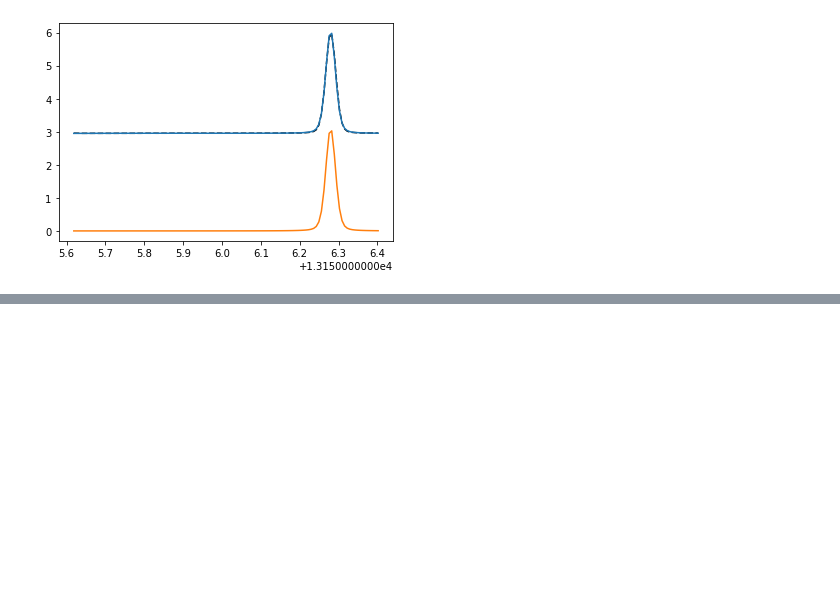
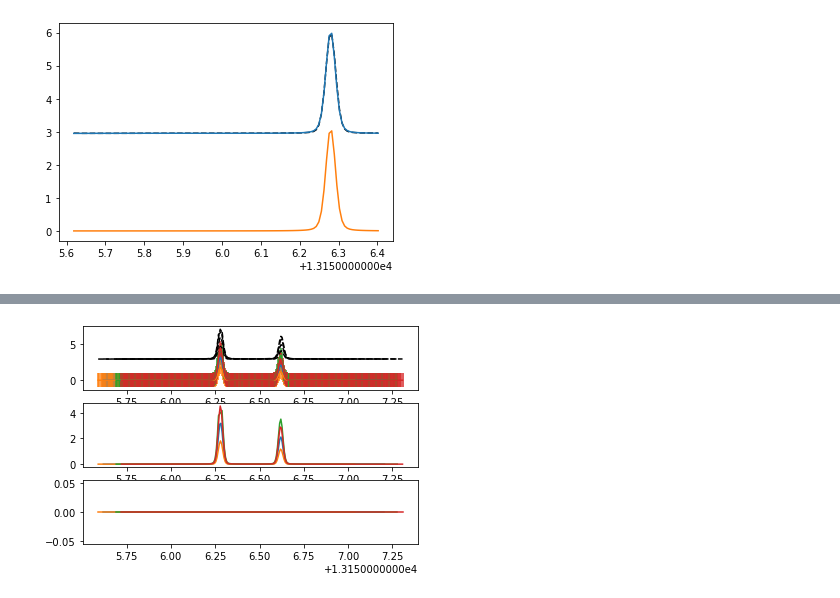
Before and after one commit to wpk-nist-gov/MATSgp, a Jupyter notebook: cci_workup/gpflow_pcqsdhc.ipynb, the cells around one changed output, grey strips where cells are left out. Cells and saved outputs as stored; diff of their text form; code cells hidden in the pictures; blank space fills up the shorter version.

Commit message:
Added multi-line fitting with capabilities for assigning likelihood variance separately to separate datasets.

```diff
--- a/cci_workup/gpflow_pcqsdhc.ipynb
+++ b/cci_workup/gpflow_pcqsdhc.ipynb
@@ -608,0 +722,27 @@ plt.show()
+# %%
+#Now with both peaks!
+#And at all pressures!
+#And with different noise variance parameters for the different datasets! (see next cell)
+#Test out actually fitting some parameters with a GPFlow model
+lineshape = LineShapeMulti([7, 7], [1, 1],
+                           nu=[13156.28, 13156.62],
+                           sw=[4.799, 3.123],
+                           elower=[343.75, 440.56],
+                           sw_scale_fac=[1e-24, 1e-24],
+                           mole_frac=[0.01949, 0.01949],
+                           delta0=[-0.007967, -0.008546999999999999],
+                           n_delta0=[2.4e-05, 2.8000000000000013e-05],
+                           n_gamma0=[0.81, 0.8],
+                           n_gamma2=[0.81, 0.8],
+                           #gamma0=[0.04487, 0.04331], sd_gamma=[0.11240, 0.13064], #These are the optimized values of these parameters from MATS
+                          )
+
+#Will only optimize gamma0 and sd_gamma according to example
+gpflow.set_trainable(lineshape.nu, False)
+gpflow.set_trainable(lineshape.sw, False)
+gpflow.set_trainable(lineshape.y, False)
+gpflow.set_trainable(lineshape.eta, False)
+gpflow.set_trainable(lineshape.sd_delta, False)
+gpflow.set_trainable(lineshape.nuVC, False)
+gpflow.set_trainable(lineshape.delta0, False)
+print(lineshape.trainable_variables)
@@ -608,0 +844,17 @@ plt.show()
+# %%
+#Predictions before training
+colors = ['tab:blue', 'tab:orange', 'tab:green', 'tab:red']
+
+fig, ax = plt.subplots(3)
+
+for i in range(len(x)):
+    mean, var = gpr.predict_f(x[i])
+    line = lineshape(x[i])
+    ax[0].errorbar(x[i][:, 0], mean.numpy(), yerr=np.sqrt(var.numpy().flatten()), color=colors[i])
+    ax[0].plot(x[i][:, 0], y[i], 'k--')
+    ax[1].plot(x[i][:, 0], line.numpy(), color=colors[i])
+    ax[2].plot(x[i][:, 0], mean.numpy()-line.numpy(), color=colors[i])
+
+plt.show()
+# %% [output]
+[figure, added]
```
Also changed, not shown: parts of 33 cells of this notebook.
